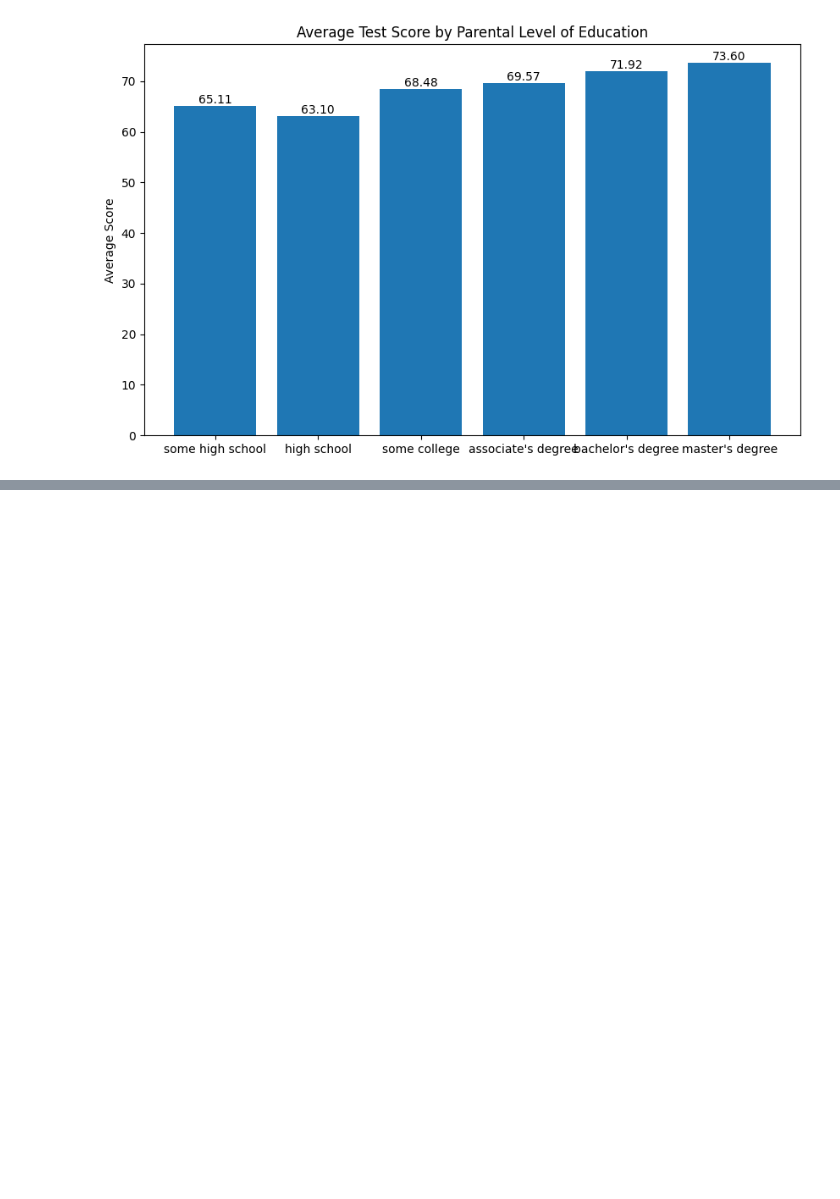
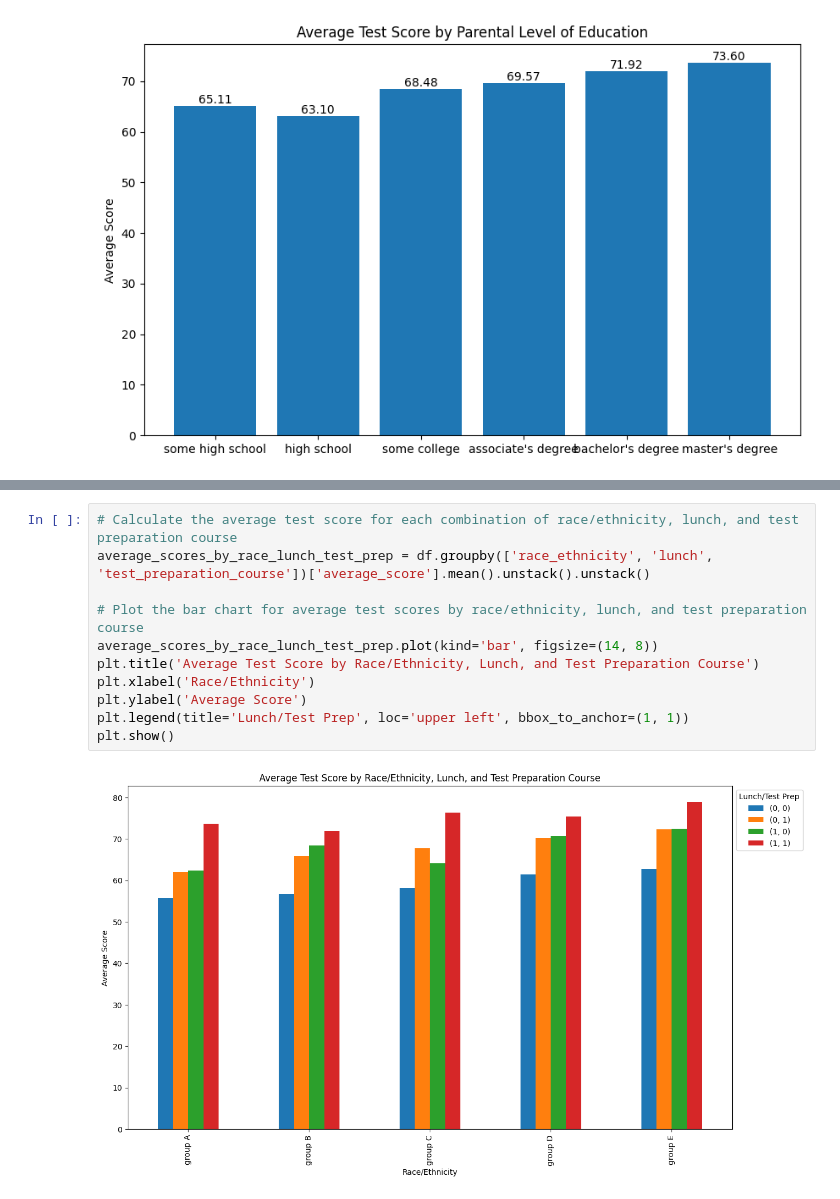
Before and after one commit to Ehat825/MachlearnEDA, a Jupyter notebook: EDA project.ipynb, the cells around one changed output, grey strips where cells are left out. Drawn from its saved outputs; the diff is of its cells as text; blank space fills up the shorter version.

```diff
--- a/EDA project.ipynb
+++ b/EDA project.ipynb
@@ -265,0 +301,13 @@ I currently plan to:
+# %%
+# Calculate the average test score for each combination of race/ethnicity, lunch, and test preparation course
+average_scores_by_race_lunch_test_prep = df.groupby(['race_ethnicity', 'lunch', 'test_preparation_course'])['average_score'].mean().unstack().unstack()
+
+# Plot the bar chart for average test scores by race/ethnicity, lunch, and test preparation course
+average_scores_by_race_lunch_test_prep.plot(kind='bar', figsize=(14, 8))
+plt.title('Average Test Score by Race/Ethnicity, Lunch, and Test Preparation Course')
+plt.xlabel('Race/Ethnicity')
+plt.ylabel('Average Score')
+plt.legend(title='Lunch/Test Prep', loc='upper left', bbox_to_anchor=(1, 1))
+plt.show()
+# %% [output]
+[figure, added]
```
Also changed, not shown: parts of 18 cells of this notebook, 2 other files.
